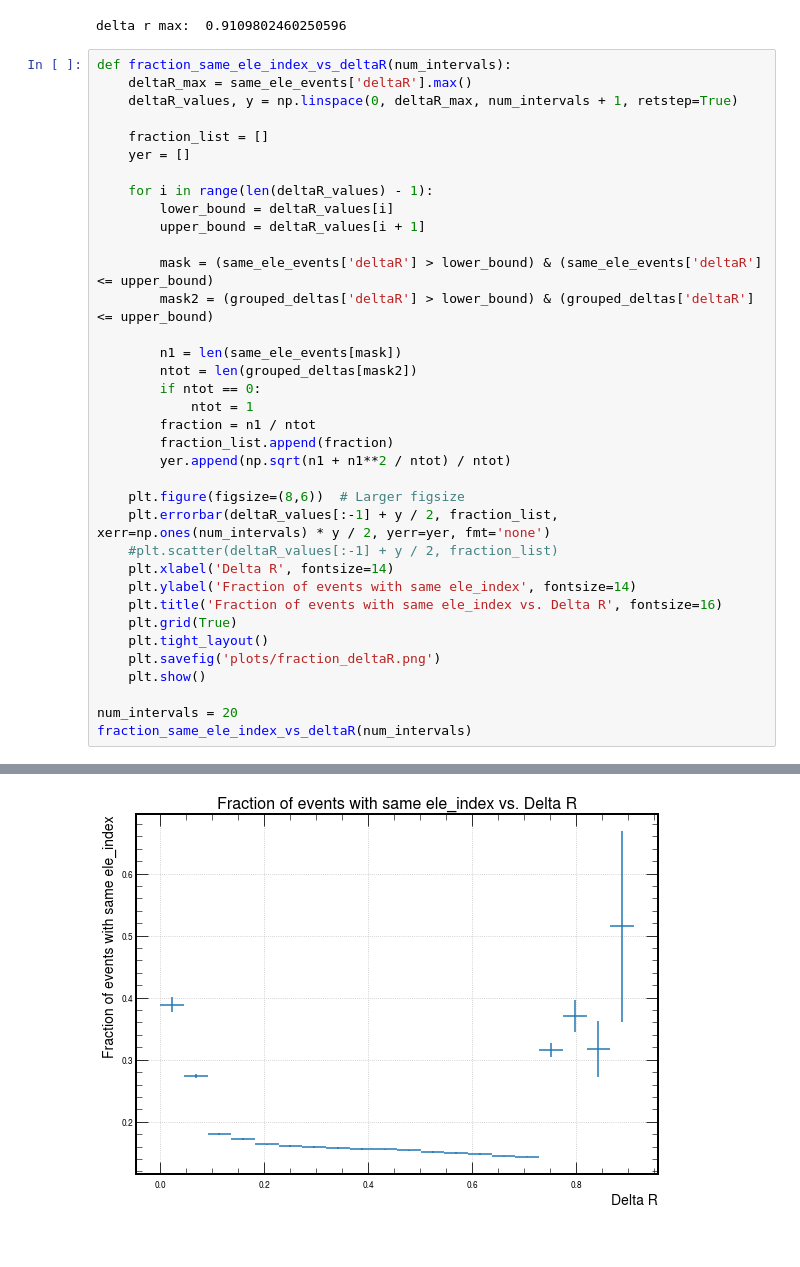
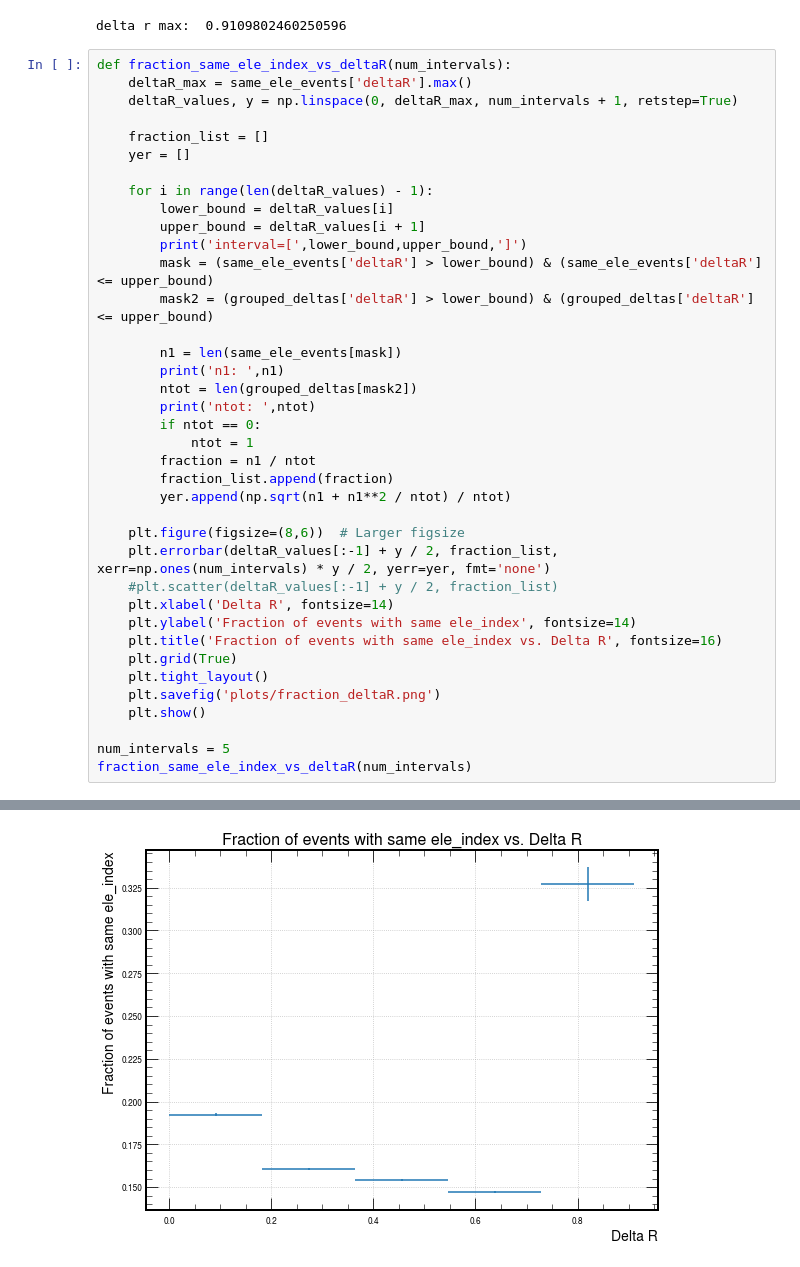
Before and after one commit to Cirrinci/CMS_Simulation, a Jupyter notebook: Untitled.ipynb, the cells around one changed output, grey strips where cells are left out. Saved outputs shown, nothing was run; the diff lists cells and outputs as text.

```diff
--- a/Untitled.ipynb
+++ b/Untitled.ipynb
@@ -396,12 +389,14 @@ def fraction_same_ele_index_vs_deltaR(num_intervals):
     for i in range(len(deltaR_values) - 1):
         lower_bound = deltaR_values[i]
         upper_bound = deltaR_values[i + 1]
-
+        print('interval=[',lower_bound,upper_bound,']')
         mask = (same_ele_events['deltaR'] > lower_bound) & (same_ele_events['deltaR'] <= upper_bound)
         mask2 = (grouped_deltas['deltaR'] > lower_bound) & (grouped_deltas['deltaR'] <= upper_bound)
 
         n1 = len(same_ele_events[mask])
+        print('n1: ',n1)
         ntot = len(grouped_deltas[mask2])
+        print('ntot: ',ntot)
         if ntot == 0:
             ntot = 1
         fraction = n1 / ntot
@@ -419,6 +414,6 @@ def fraction_same_ele_index_vs_deltaR(num_intervals):
     plt.savefig('plots/fraction_deltaR.png')
     plt.show()
 
-num_intervals = 20
+num_intervals = 5
 fraction_same_ele_index_vs_deltaR(num_intervals)
 # %% [output]
@@ -425 +435 @@ fraction_same_ele_index_vs_deltaR(num_intervals)
-[figure, old version]
+[figure, new version]
```
Also changed, not shown: parts of 3 cells of this notebook.
